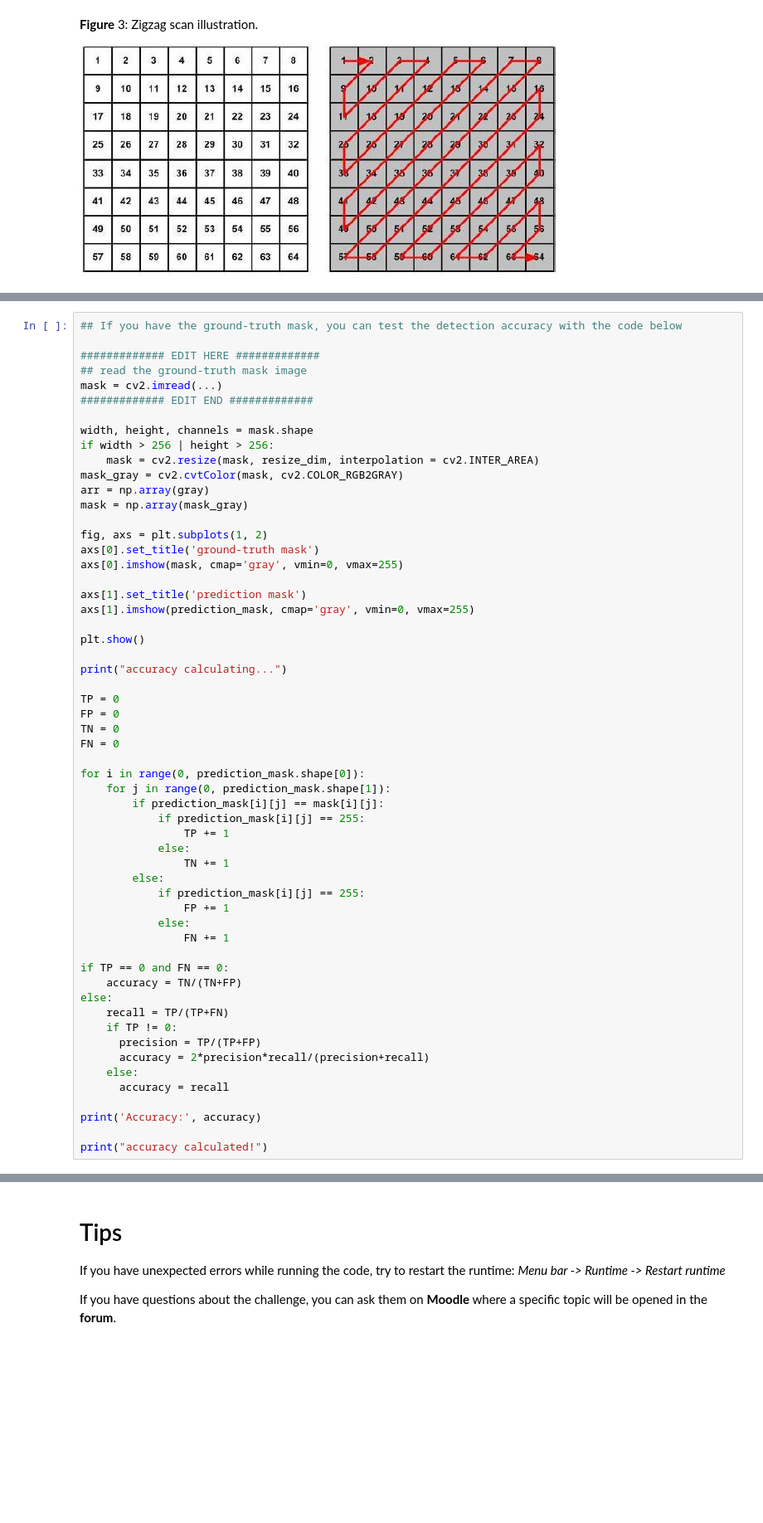
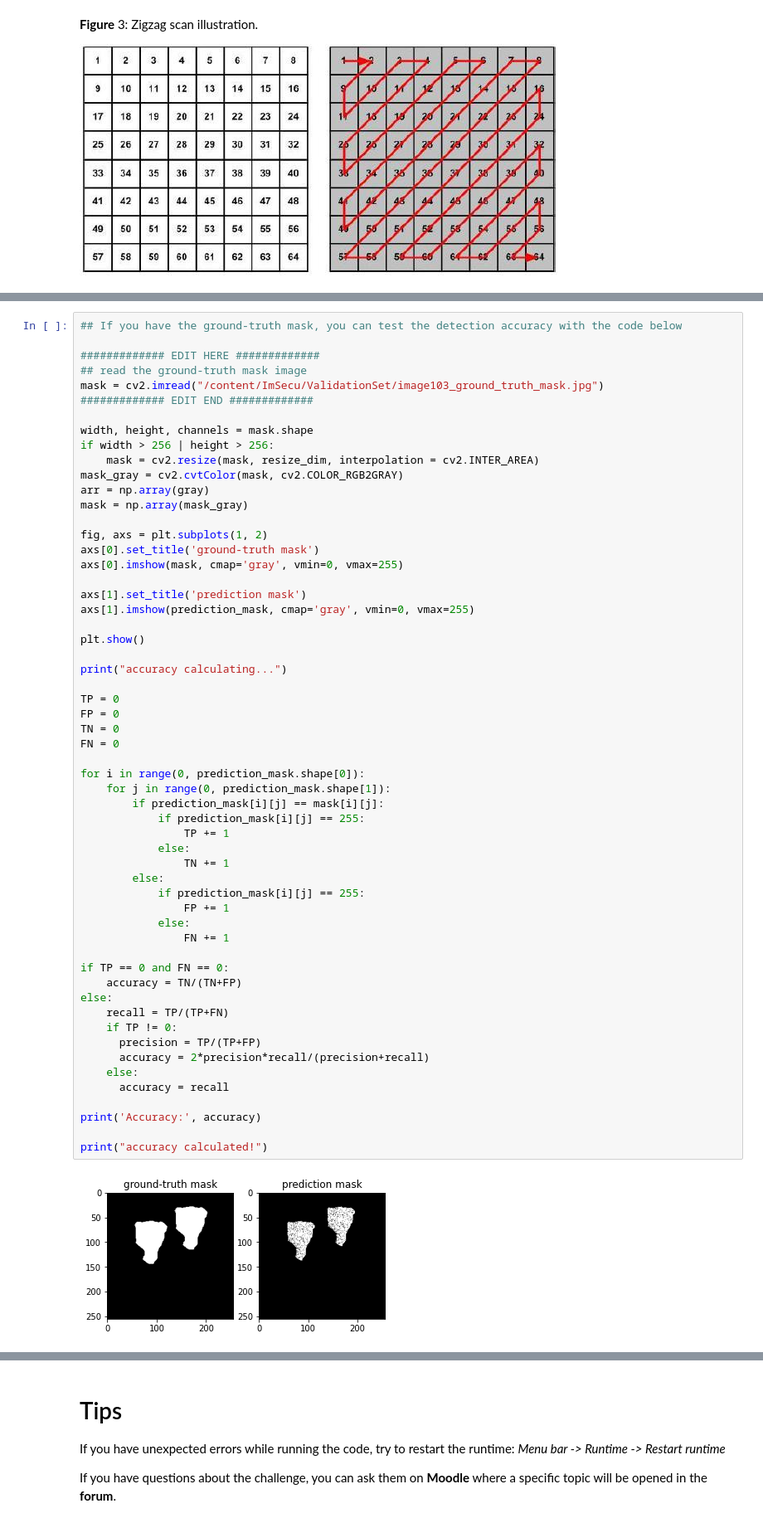
Before and after one commit to Dil3mm3/ImSecu, a Jupyter notebook: ImSecu_MiniChallenge_ImageForgeryDetection_EXERCISE.ipynb, the cells around one changed output, grey strips where cells are left out. Shown at 83% size. Drawn from its saved outputs; the diff is of its cells as text; blank space fills up the shorter version.

```diff
--- a/ImSecu_MiniChallenge_ImageForgeryDetection_EXERCISE.ipynb
+++ b/ImSecu_MiniChallenge_ImageForgeryDetection_EXERCISE.ipynb
@@ -275,7 +300,7 @@ plt.show()
 
 ############# EDIT HERE #############
 ## read the ground-truth mask image
-mask = cv2.imread(...)
+mask = cv2.imread("/content/ImSecu/ValidationSet/image103_ground_truth_mask.jpg")
 ############# EDIT END #############
 
 width, height, channels = mask.shape
@@ -300,30 +325,32 @@ TP = 0
 FP = 0
 TN = 0
 FN = 0
 
 for i in range(0, prediction_mask.shape[0]):
     for j in range(0, prediction_mask.shape[1]):
         if prediction_mask[i][j] == mask[i][j]:
             if prediction_mask[i][j] == 255:
                 TP += 1
             else:
                 TN += 1
         else:
             if prediction_mask[i][j] == 255:
                 FP += 1
             else:
                 FN += 1
 
 if TP == 0 and FN == 0:
     accuracy = TN/(TN+FP)
 else:
     recall = TP/(TP+FN)
     if TP != 0:
       precision = TP/(TP+FP)
       accuracy = 2*precision*recall/(precision+recall)
     else:
       accuracy = recall
 
 print('Accuracy:', accuracy)
 
 print("accuracy calculated!")
+# %% [output]
+[figure, added]
```
Also changed, not shown: parts of 9 cells of this notebook.
